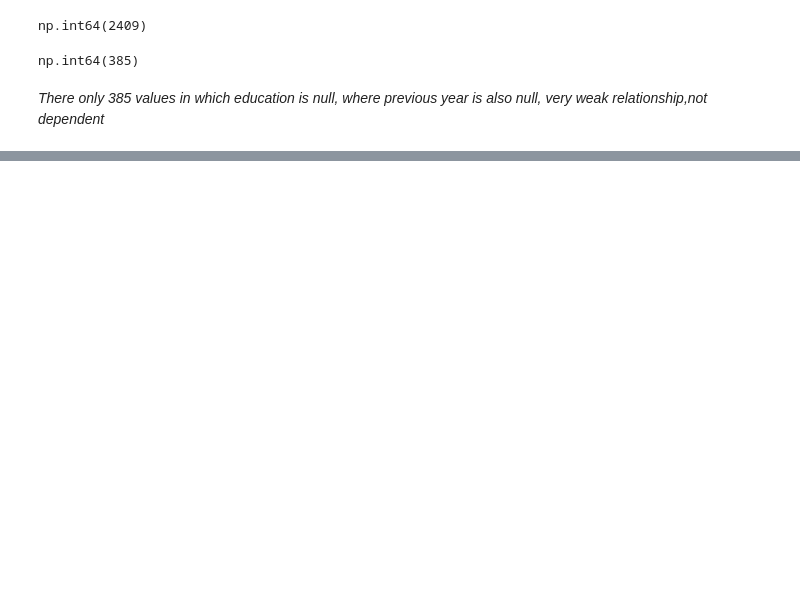
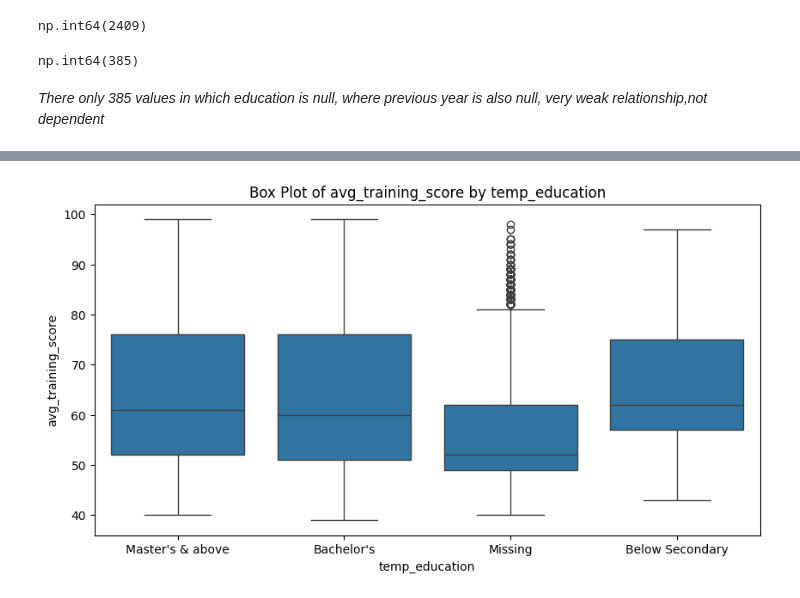
Before and after one commit to Tarun-nagpal07/EDA, a Jupyter notebook: HR_EDA.ipynb, the cells around one changed output, grey strips where cells are left out. Drawn from its saved outputs; the diff is of its cells as text; code cells hidden in the pictures; blank space fills up the shorter version.

```diff
--- a/HR_EDA.ipynb
+++ b/HR_EDA.ipynb
@@ -132,0 +151,7 @@ np.int64(385)
+# %%
+df['temp_education'] = df['education']
+df["temp_education"] = df["temp_education"].fillna("Missing")
+plot_box_plt('temp_education','avg_training_score',df)
+df.drop('temp_education', axis=1, inplace=True)
+# %% [output]
+[figure, added]
```
Also changed, not shown: parts of 50 cells of this notebook, 2 other files.
